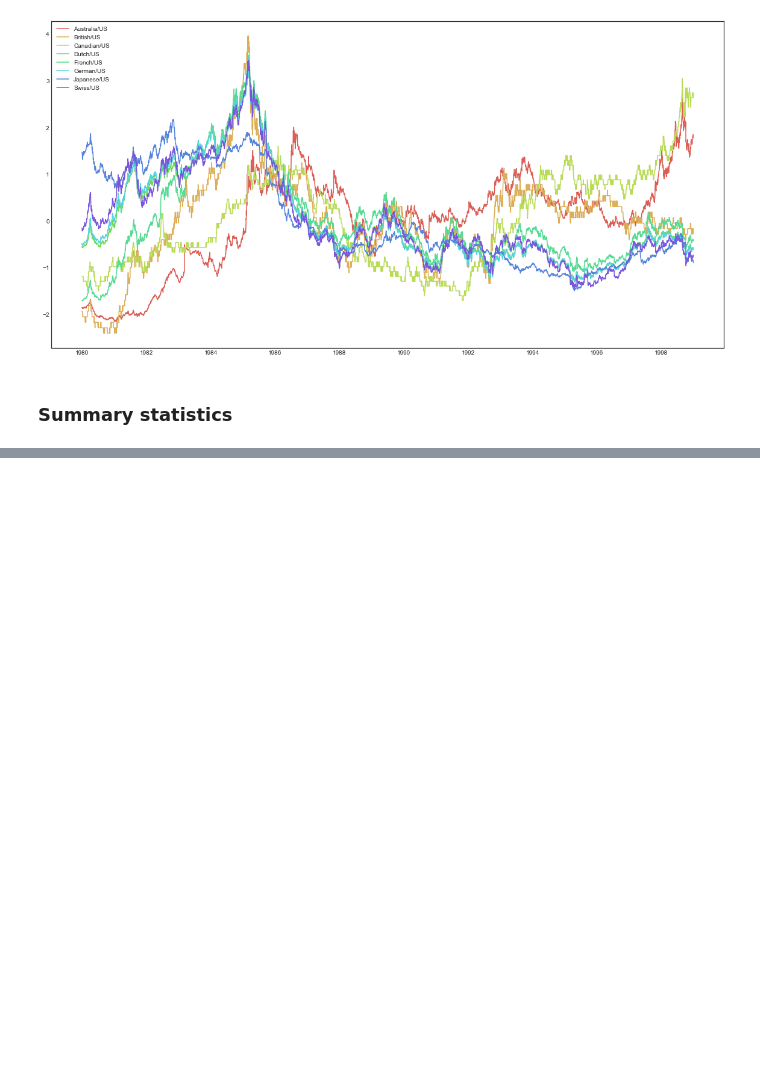
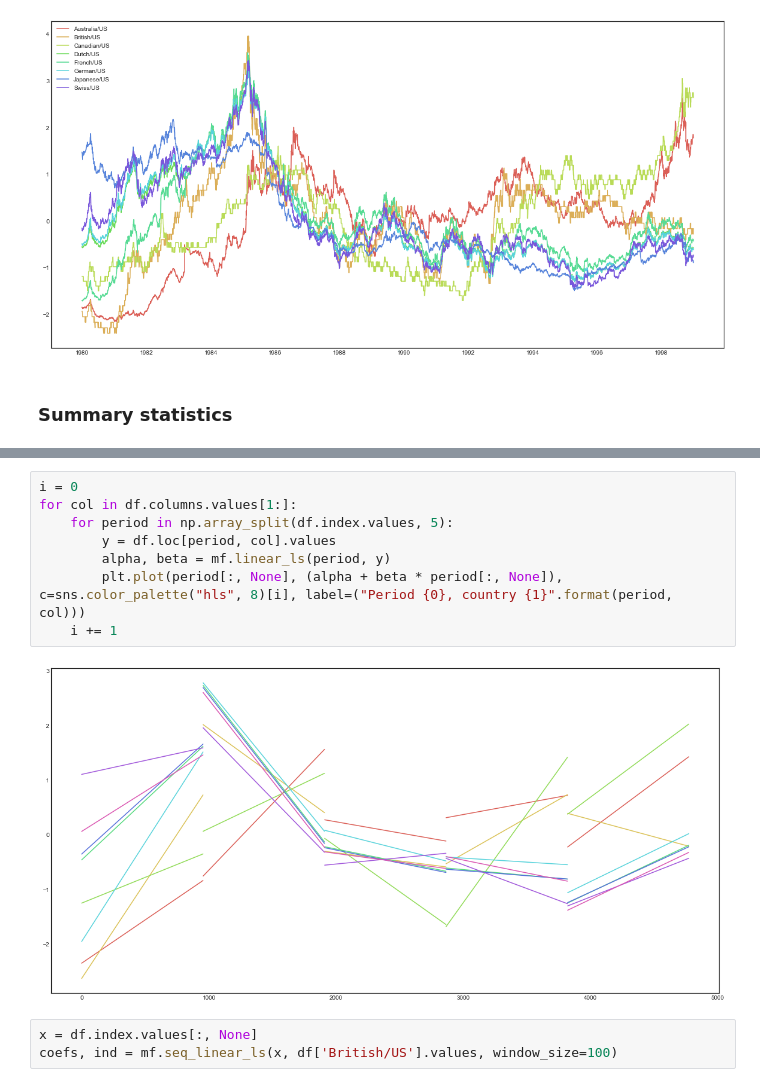
Before and after one commit to AndreasAlam/olac, a Jupyter notebook: notebooks/REQU_LAC_Dynamicity_metrics.ipynb, the cells around one changed output, grey strips where cells are left out. Saved outputs shown, nothing was run; the diff lists cells and outputs as text; blank space fills up the shorter version.

```diff
--- a/notebooks/REQU_LAC_Dynamicity_metrics.ipynb
+++ b/notebooks/REQU_LAC_Dynamicity_metrics.ipynb
@@ -83,0 +112,13 @@ df.iloc[:, 1:].describe()
+# %%
+i = 0
+for col in df.columns.values[1:]:
+    for period in np.array_split(df.index.values, 5):
+        y = df.loc[period, col].values
+        alpha, beta = mf.linear_ls(period, y)
+        plt.plot(period[:, None], (alpha + beta * period[:, None]), c=sns.color_palette("hls", 8)[i], label=("Period {0}, country {1}".format(period, col)))
+    i += 1
+# %% [output]
+[figure, added]
+# %%
+x = df.index.values[:, None]
+coefs, ind = mf.seq_linear_ls(x, df['British/US'].values, window_size=100)
```
Also changed, not shown: parts of 7 cells of this notebook.
